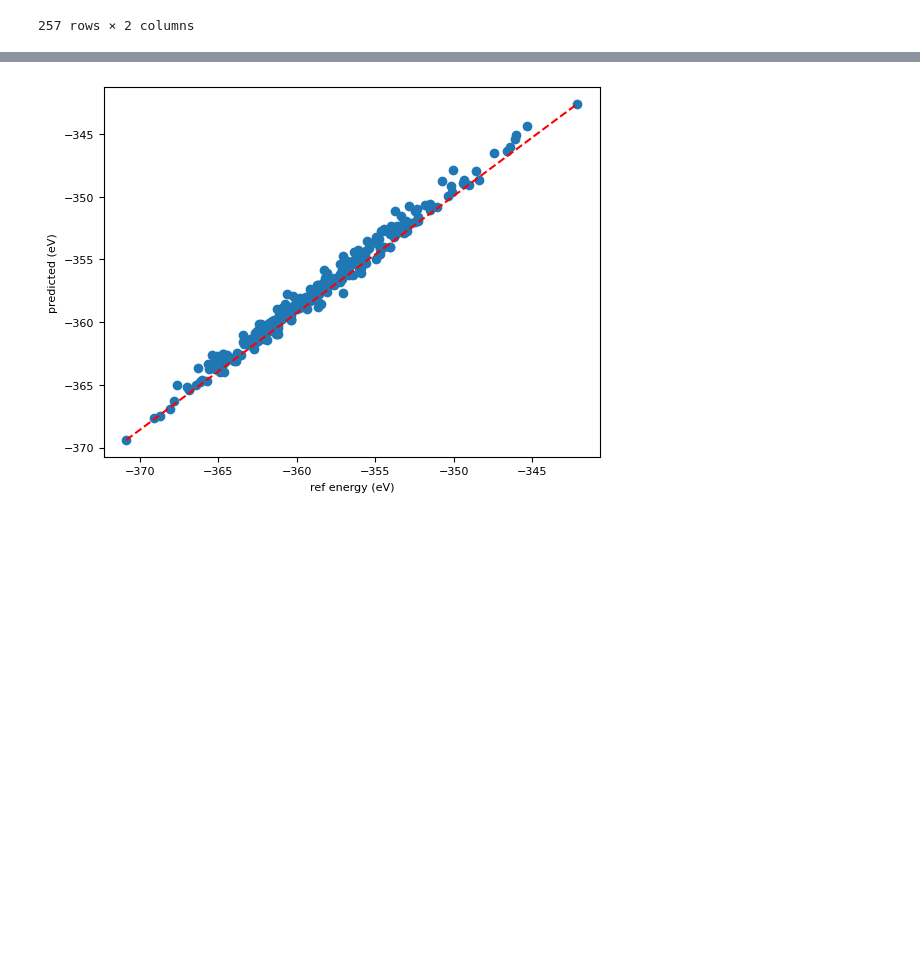
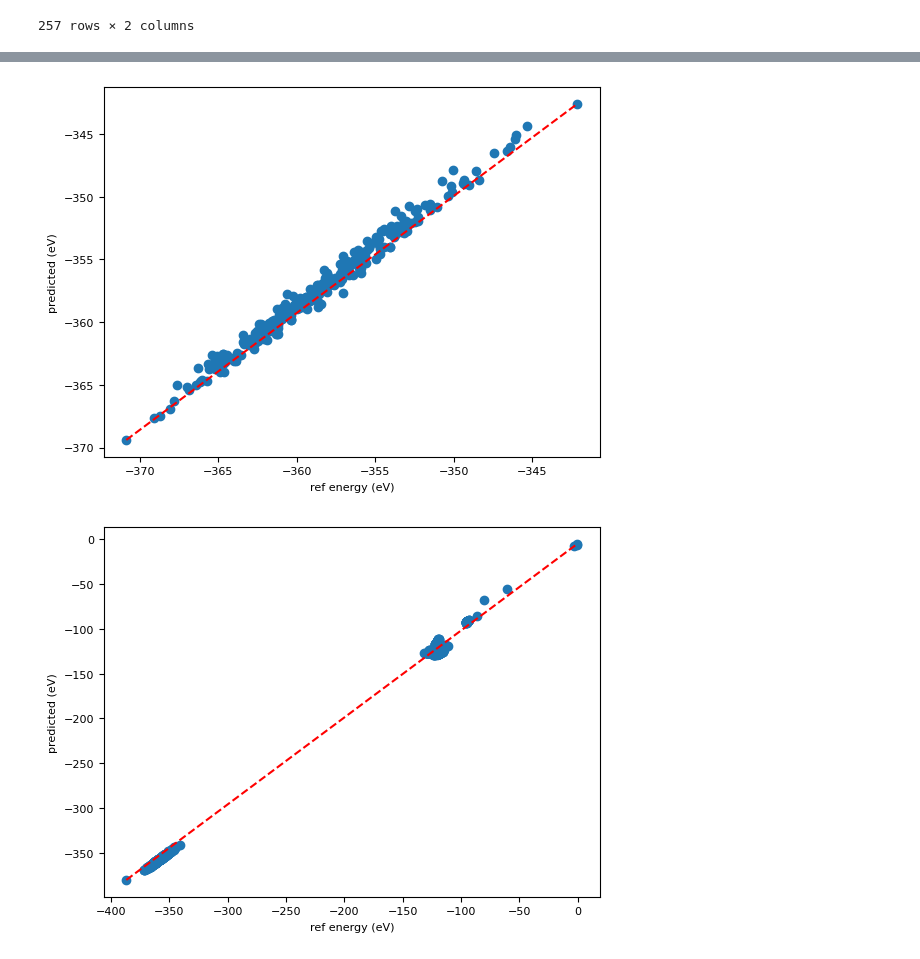
Before and after one commit to ShannonNCM/research_files, a Jupyter notebook: new_model/model_03/training_notebook.ipynb, the cells around one changed output, grey strips where cells are left out. Cells and saved outputs as stored; diff of their text form; code cells hidden in the pictures; blank space fills up the shorter version.

```diff
--- a/new_model/model_03/training_notebook.ipynb
+++ b/new_model/model_03/training_notebook.ipynb
@@ -232,3 +233,9 @@ df_res
 | 255 | -352.753314 | -352.089038 |
 | 256 | -342.152020 | -342.610480 |
 257 rows × 2 columns
+# %%
+#importing data from the evaluation of the training set
+train_list = read(f'test_res/{model_name}_train.xyz', index=':')
+train_res = [(a.info['REF_energy'], a.info['MACE_energy']) for a in train_list]
+df_train = pd.DataFrame(train_res, columns=['REF_energy', 'MACE_energy'])
+df_train
@@ -237,5 +258,7 @@ df_res
 df_res.to_excel(f'test_res/{model_name}_test.xlsx')
 # %%
 f.plot_energy_comparison(df_res, 'REF_energy', 'MACE_energy')
+f.plot_energy_comparison(df_train, 'REF_energy', 'MACE_energy')
 # %% [output]
 [figure]
+[figure, added]
```
Also changed, not shown: parts of 2 cells of this notebook, 1 other file.
